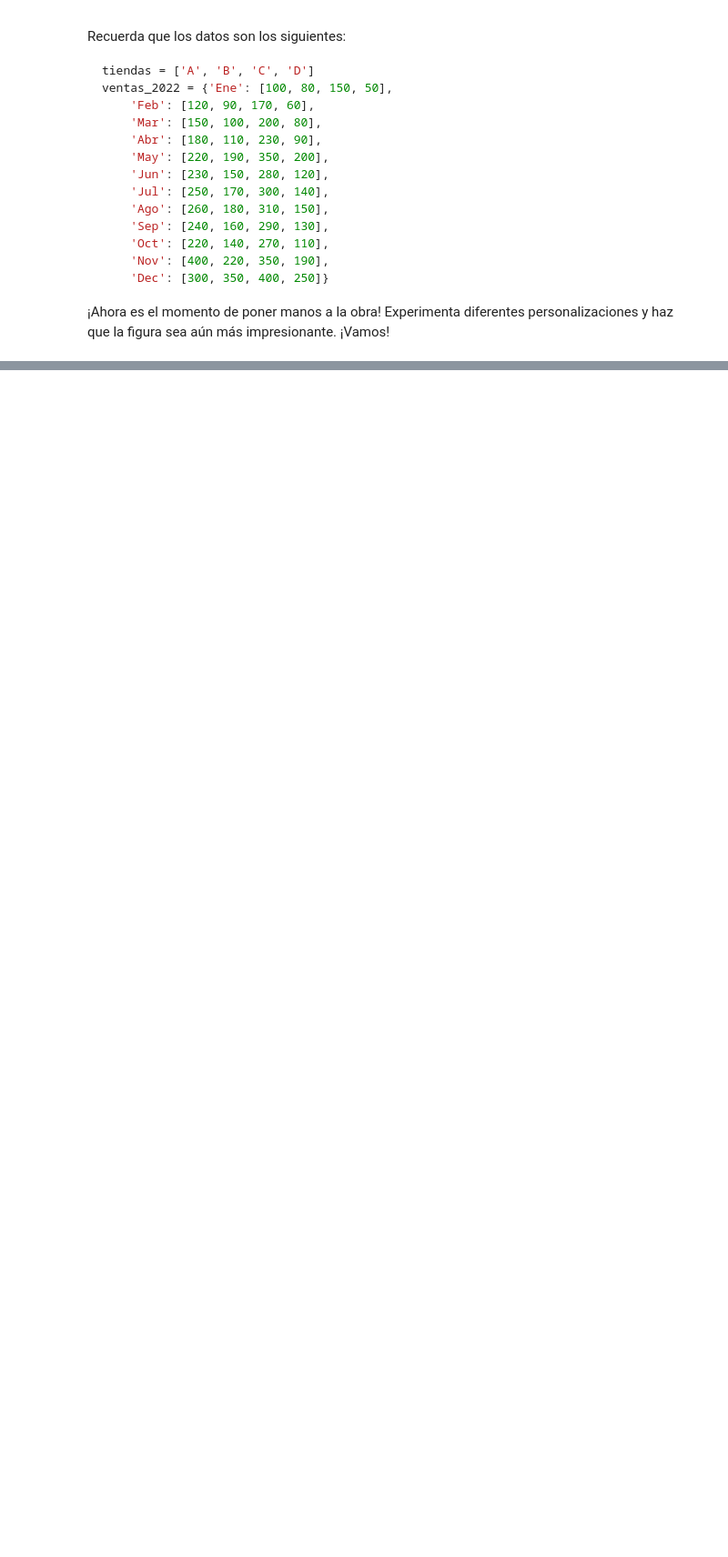
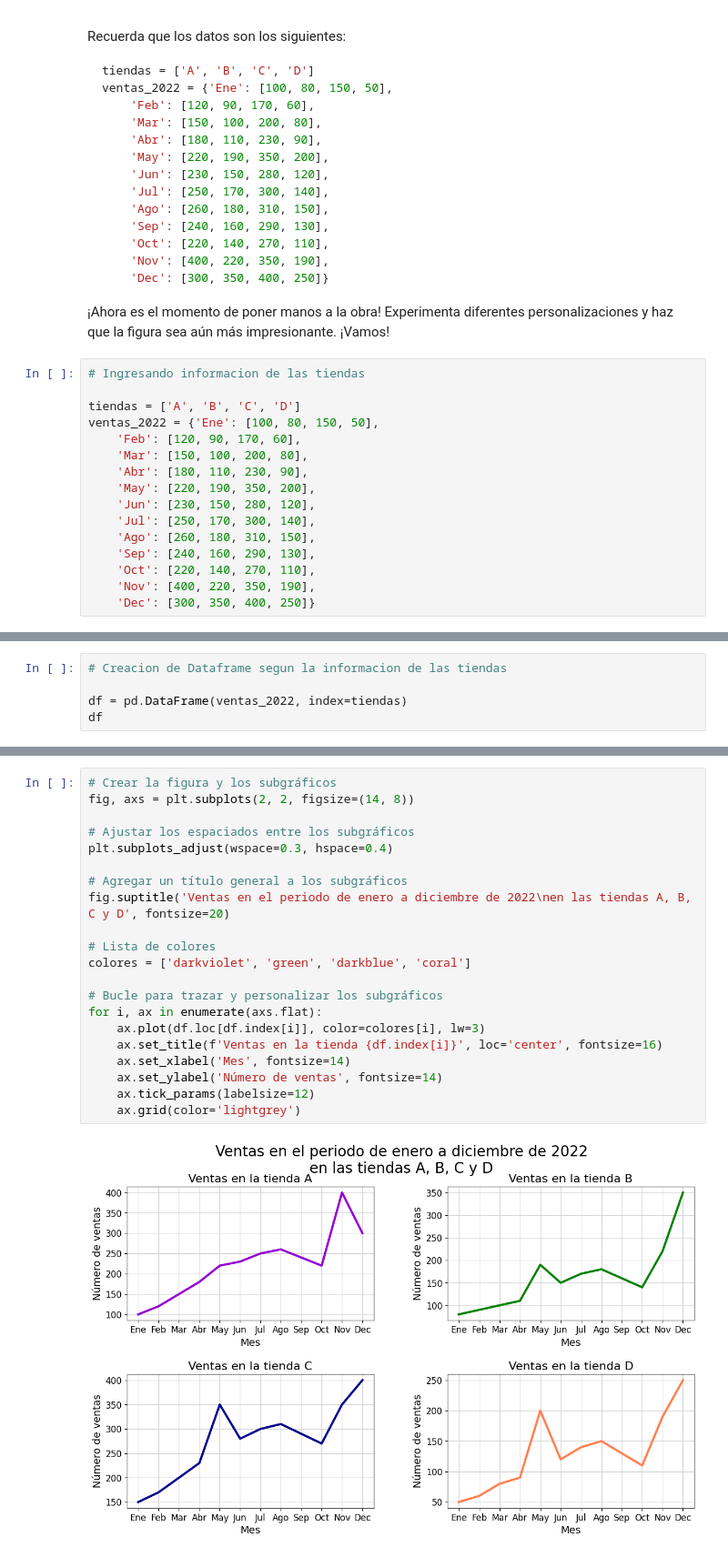
Before and after one commit to jbcodedev/py-data-visualization, a Jupyter notebook: challenge-matplotlib-03-sales-subplots.ipynb, the cells around one changed output, grey strips where cells are left out. Shown at 91% size. Cells and saved outputs as stored; diff of their text form; blank space fills up the shorter version.

```diff
--- a/challenge-matplotlib-03-sales-subplots.ipynb
+++ b/challenge-matplotlib-03-sales-subplots.ipynb
@@ -34,3 +34,19 @@ ventas_2022 = {'Ene': [100, 80, 150, 50],
 ~~~
 
 ¡Ahora es el momento de poner manos a la obra! Experimenta diferentes personalizaciones y haz que la figura sea aún más impresionante. ¡Vamos!
+# %%
+# Ingresando informacion de las tiendas
+
+tiendas = ['A', 'B', 'C', 'D']
+ventas_2022 = {'Ene': [100, 80, 150, 50],
+    'Feb': [120, 90, 170, 60],
+    'Mar': [150, 100, 200, 80],
+    'Abr': [180, 110, 230, 90],
+    'May': [220, 190, 350, 200],
+    'Jun': [230, 150, 280, 120],
+    'Jul': [250, 170, 300, 140],
+    'Ago': [260, 180, 310, 150],
+    'Sep': [240, 160, 290, 130],
+    'Oct': [220, 140, 270, 110],
+    'Nov': [400, 220, 350, 190],
+    'Dec': [300, 350, 400, 250]}
@@ -36,0 +61,5 @@ ventas_2022 = {'Ene': [100, 80, 150, 50],
+# %%
+# Creacion de Dataframe segun la informacion de las tiendas
+
+df = pd.DataFrame(ventas_2022, index=tiendas)
+df
@@ -36,0 +72,23 @@ ventas_2022 = {'Ene': [100, 80, 150, 50],
+# %%
+# Crear la figura y los subgráficos
+fig, axs = plt.subplots(2, 2, figsize=(14, 8))
+
+# Ajustar los espaciados entre los subgráficos
+plt.subplots_adjust(wspace=0.3, hspace=0.4)
+
+# Agregar un título general a los subgráficos
+fig.suptitle('Ventas en el periodo de enero a diciembre de 2022\nen las tiendas A, B, C y D', fontsize=20)
+
+# Lista de colores
+colores = ['darkviolet', 'green', 'darkblue', 'coral']
+
+# Bucle para trazar y personalizar los subgráficos
+for i, ax in enumerate(axs.flat):
+    ax.plot(df.loc[df.index[i]], color=colores[i], lw=3)
+    ax.set_title(f'Ventas en la tienda {df.index[i]}', loc='center', fontsize=16)
+    ax.set_xlabel('Mes', fontsize=14)
+    ax.set_ylabel('Número de ventas', fontsize=14)
+    ax.tick_params(labelsize=12)
+    ax.grid(color='lightgrey')
+# %% [output]
+[figure, added]
```
Also changed, not shown: parts of 3 cells of this notebook.
